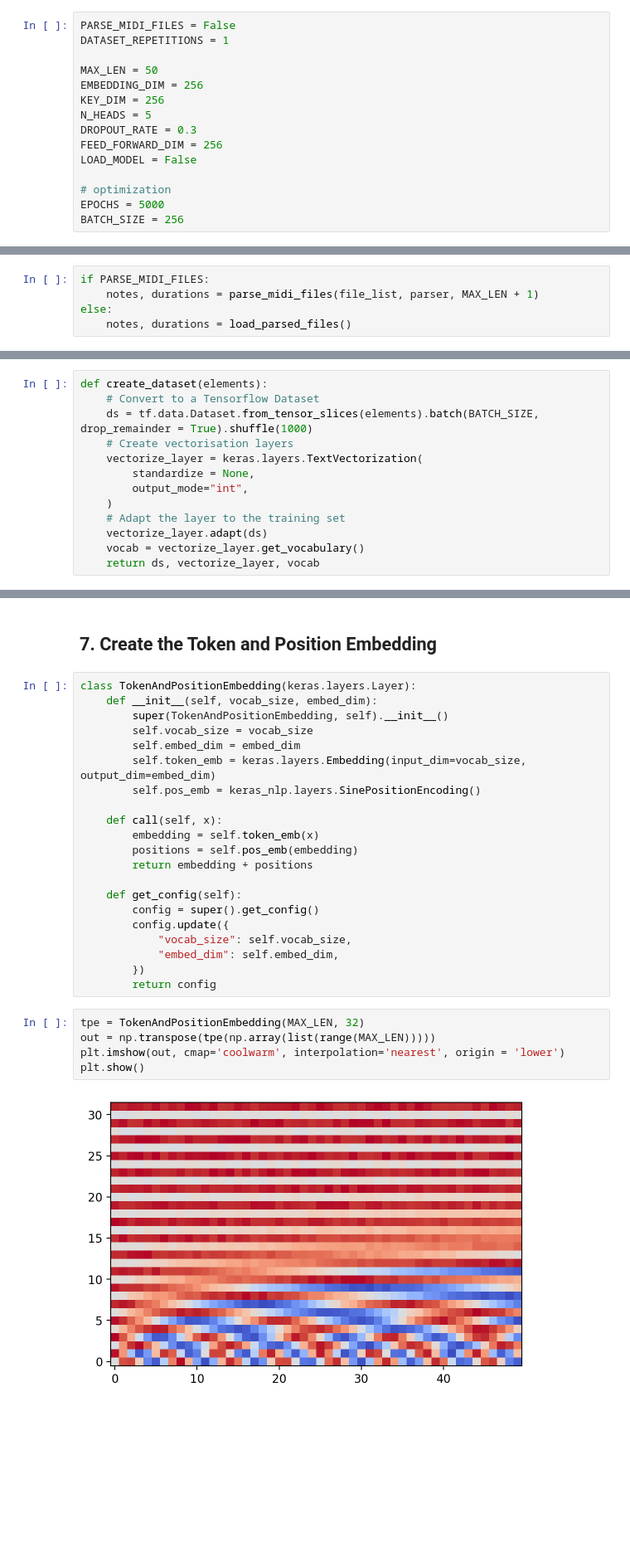
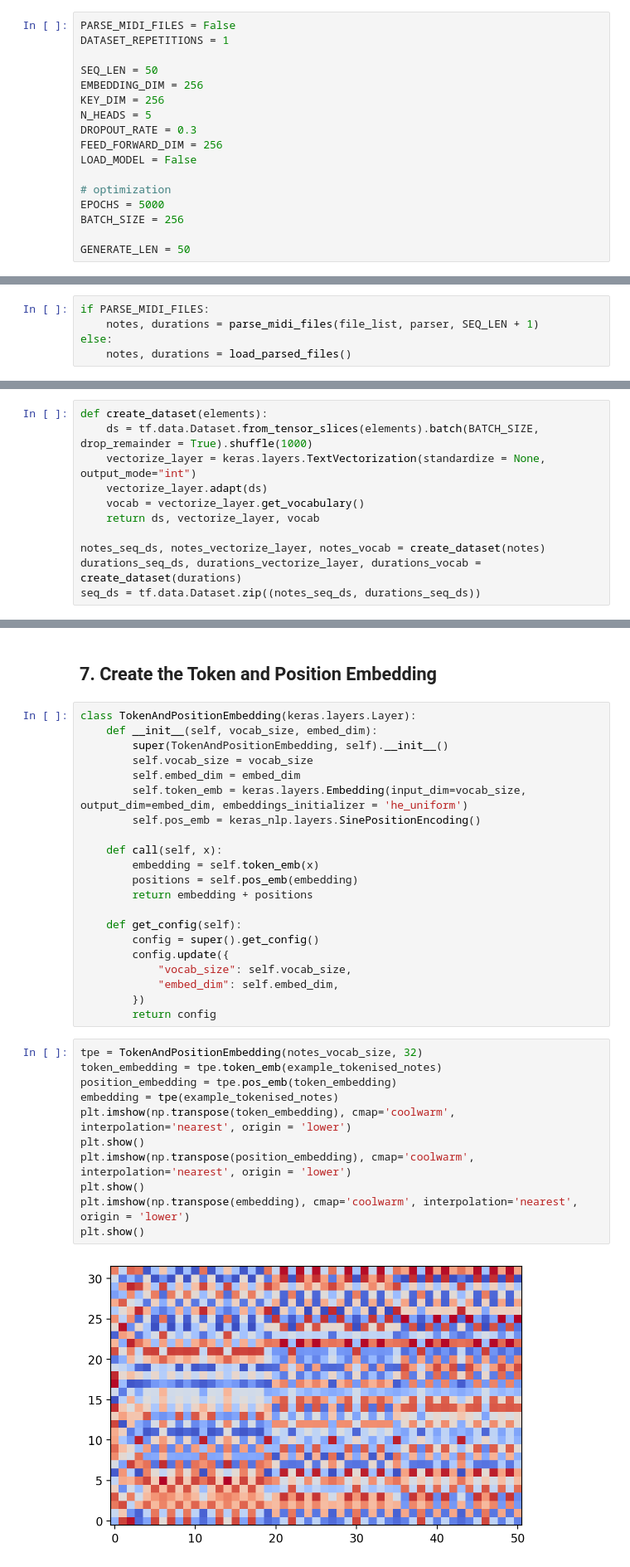
Before and after one commit to davidADSP/Generative_Deep_Learning_2nd_Edition, a Jupyter notebook: notebooks/music/bach-cello/train.ipynb, the cells around one changed output, grey strips where cells are left out. Shown at 83% size. Cells and saved outputs as stored; diff of their text form; blank space fills up the shorter version.

```diff
--- a/notebooks/music/bach-cello/train.ipynb
+++ b/notebooks/music/bach-cello/train.ipynb
@@ -50,7 +50,7 @@ The autoreload extension is already loaded. To reload it, use:
 PARSE_MIDI_FILES = False
 DATASET_REPETITIONS = 1
 
-MAX_LEN = 50
+SEQ_LEN = 50
 EMBEDDING_DIM = 256
 KEY_DIM = 256
 N_HEADS = 5
@@ -61,6 +61,8 @@ LOAD_MODEL = False
 # optimization
 EPOCHS = 5000
 BATCH_SIZE = 256
+
+GENERATE_LEN = 50
 # %% [markdown]
 ## 1. Prepare the Data
 # %%
@@ -73,7 +75,7 @@ Found 36 midi files
 parser = music21.converter
 # %%
 if PARSE_MIDI_FILES:
-    notes, durations = parse_midi_files(file_list, parser, MAX_LEN + 1)
+    notes, durations = parse_midi_files(file_list, parser, SEQ_LEN + 1)
 else:
     notes, durations = load_parsed_files()
 # %%
@@ -92,14 +102,12 @@ print(example_durations)
 ## 2. Tokenize the data <a name="tokenize"></a>
 # %%
 def create_dataset(elements):
-    # Convert to a Tensorflow Dataset
     ds = tf.data.Dataset.from_tensor_slices(elements).batch(BATCH_SIZE, drop_remainder = True).shuffle(1000)
-    # Create vectorisation layers
-    vectorize_layer = keras.layers.TextVectorization(
-        standardize = None,
-        output_mode="int",
-    )
-    # Adapt the layer to the training set
+    vectorize_layer = keras.layers.TextVectorization(standardize = None, output_mode="int")
     vectorize_layer.adapt(ds)
     vocab = vectorize_layer.get_vocabulary()
     return ds, vectorize_layer, vocab
+
+notes_seq_ds, notes_vectorize_layer, notes_vocab = create_dataset(notes)
+durations_seq_ds, durations_vectorize_layer, durations_vocab = create_dataset(durations)
+seq_ds = tf.data.Dataset.zip((notes_seq_ds, durations_seq_ds))
@@ -263,7 +273,7 @@ class TokenAndPositionEmbedding(keras.layers.Layer):
         super(TokenAndPositionEmbedding, self).__init__()
         self.vocab_size = vocab_size
         self.embed_dim = embed_dim
-        self.token_emb = keras.layers.Embedding(input_dim=vocab_size, output_dim=embed_dim)
+        self.token_emb = keras.layers.Embedding(input_dim=vocab_size, output_dim=embed_dim, embeddings_initializer = 'he_uniform')
         self.pos_emb = keras_nlp.layers.SinePositionEncoding()
 
     def call(self, x):
@@ -279,9 +289,15 @@ class TokenAndPositionEmbedding(keras.layers.Layer):
         })
         return config
 # %%
-tpe = TokenAndPositionEmbedding(MAX_LEN, 32)
-out = np.transpose(tpe(np.array(list(range(MAX_LEN)))))
-plt.imshow(out, cmap='coolwarm', interpolation='nearest', origin = 'lower')
+tpe = TokenAndPositionEmbedding(notes_vocab_size, 32)
+token_embedding = tpe.token_emb(example_tokenised_notes)
+position_embedding = tpe.pos_emb(token_embedding)
+embedding = tpe(example_tokenised_notes)
+plt.imshow(np.transpose(token_embedding), cmap='coolwarm', interpolation='nearest', origin = 'lower')
 plt.show()
+plt.imshow(np.transpose(position_embedding), cmap='coolwarm', interpolation='nearest', origin = 'lower')
+plt.show()
+plt.imshow(np.transpose(embedding), cmap='coolwarm', interpolation='nearest', origin = 'lower')
+plt.show()
 # %% [output]
-[figure, old version]
+[figure, new version]
```
Also changed, not shown: parts of 16 cells of this notebook, 3 other files.
